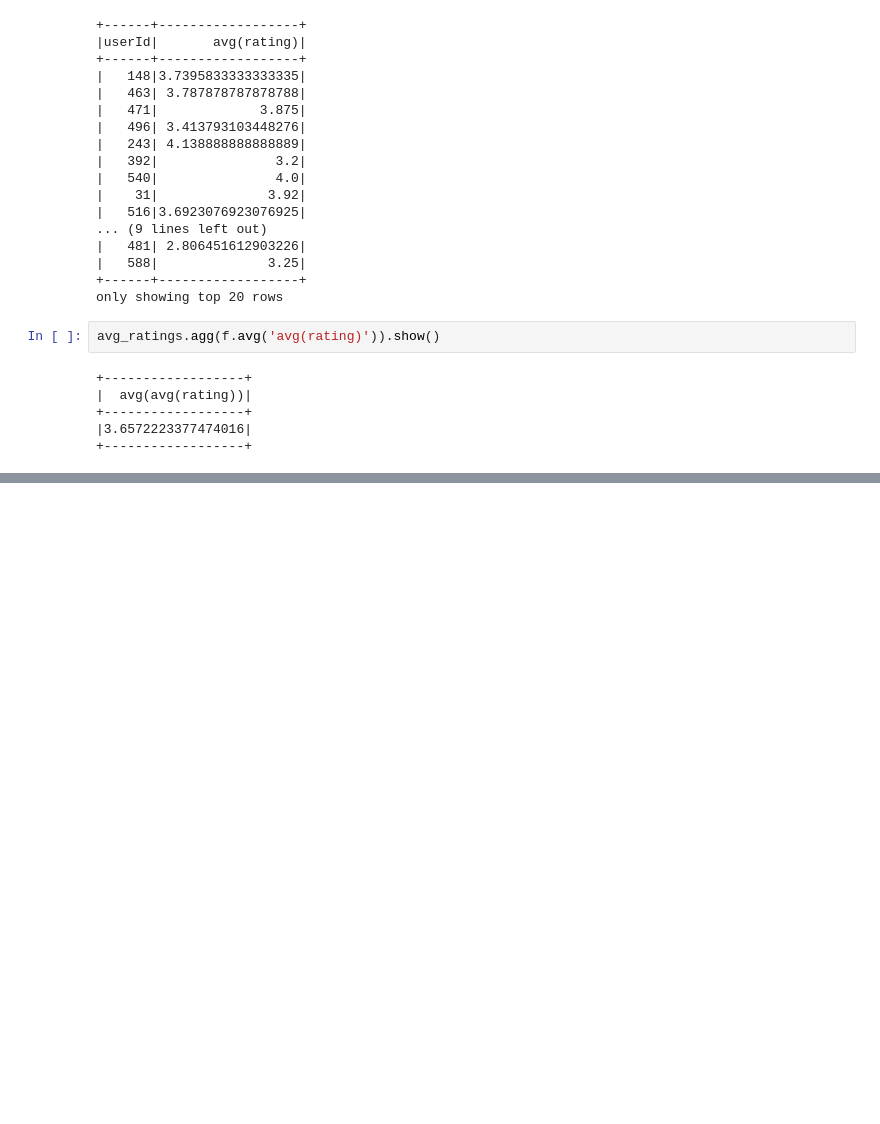
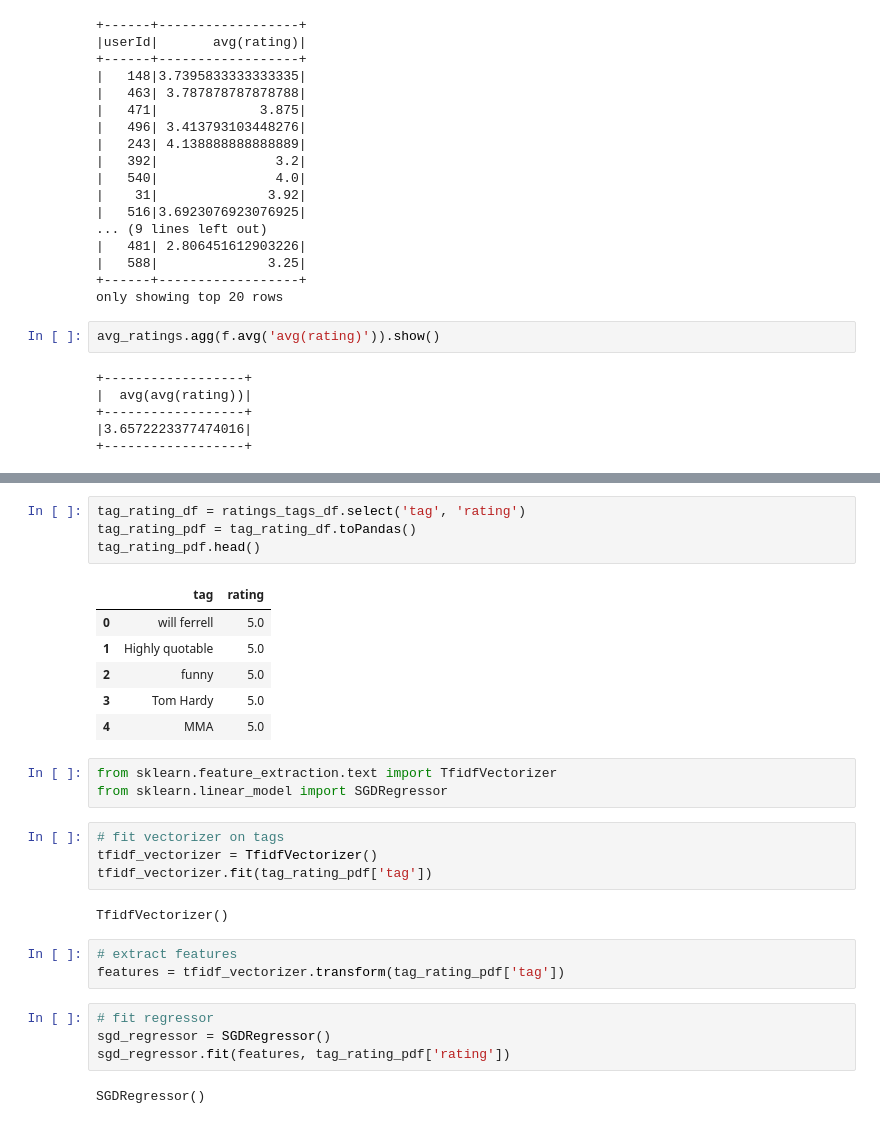
Before and after one commit to alexbuyan/vk-big-data, a Jupyter notebook: notebooks/hw_spark.ipynb, the cells around one changed output, grey strips where cells are left out. Cells and saved outputs as stored; diff of their text form; blank space fills up the shorter version.

```diff
--- a/notebooks/hw_spark.ipynb
+++ b/notebooks/hw_spark.ipynb
@@ -250,0 +273,29 @@ avg_ratings.agg(f.avg('avg(rating)')).show()
+# %%
+tag_rating_df = ratings_tags_df.select('tag', 'rating')
+tag_rating_pdf = tag_rating_df.toPandas()
+tag_rating_pdf.head()
+# %% [output]
+|  | tag | rating |
+| 0 | will ferrell | 5.0 |
+| 1 | Highly quotable | 5.0 |
+| 2 | funny | 5.0 |
+| 3 | Tom Hardy | 5.0 |
+| 4 | MMA | 5.0 |
+# %%
+from sklearn.feature_extraction.text import TfidfVectorizer
+from sklearn.linear_model import SGDRegressor
+# %%
+# fit vectorizer on tags
+tfidf_vectorizer = TfidfVectorizer()
+tfidf_vectorizer.fit(tag_rating_pdf['tag'])
+# %% [output]
+TfidfVectorizer()
+# %%
+# extract features
+features = tfidf_vectorizer.transform(tag_rating_pdf['tag'])
+# %%
+# fit regressor
+sgd_regressor = SGDRegressor()
+sgd_regressor.fit(features, tag_rating_pdf['rating'])
+# %% [output]
+SGDRegressor()
```
Also changed, not shown: parts of 8 cells of this notebook, 7 other files.
